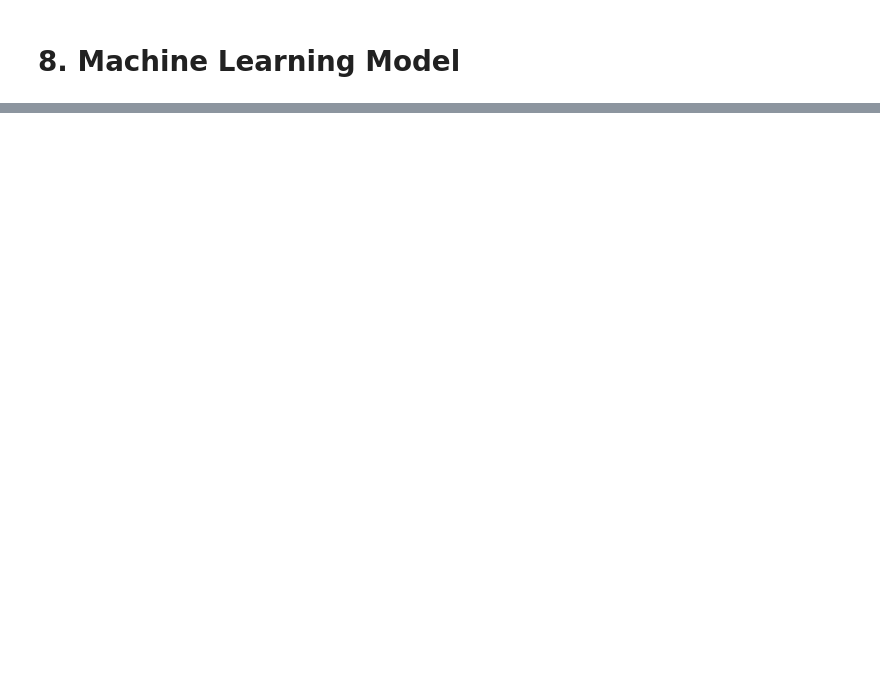
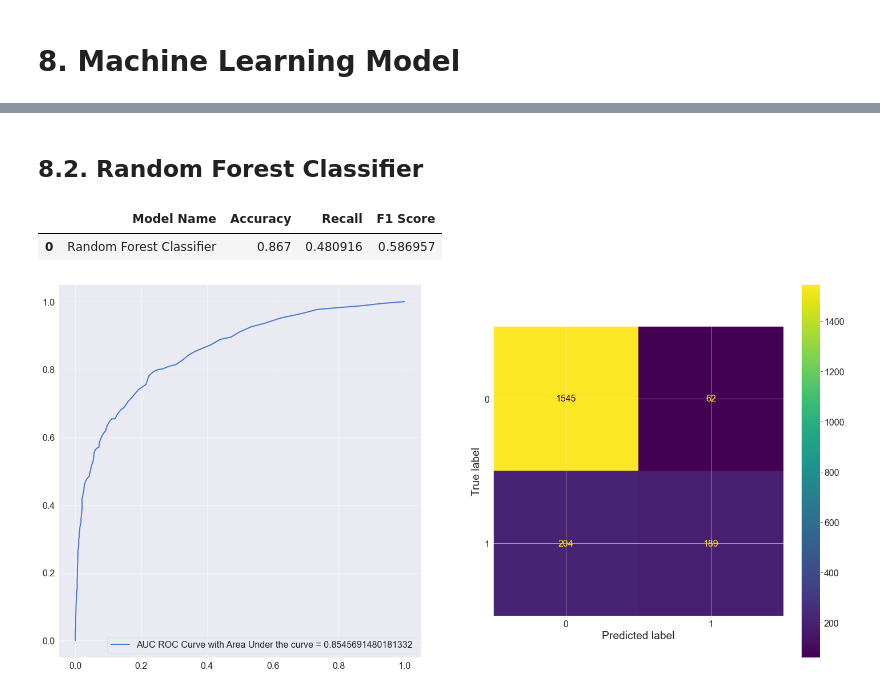
Before and after one commit to Gutscs/Client-Churn-Prediction, a Jupyter notebook: notebooks/churn_pred.ipynb, the cells around one changed output, grey strips where cells are left out. Cells and saved outputs as stored; diff of their text form; code cells hidden in the pictures; blank space fills up the shorter version.

```diff
--- a/notebooks/churn_pred.ipynb
+++ b/notebooks/churn_pred.ipynb
@@ -293,0 +436,19 @@ sns.barplot( x='IsActiveMember', y='% of churned customers', data=df_aux);
+# %% [markdown]
+## 8.2. Random Forest Classifier
+# %%
+# model
+rf_model = RandomForestClassifier().fit( x_train, y_train )
+
+# prediction
+y_pred_rf = rf_model.predict( x_test )
+
+# performance
+rf_result = ml_metrics( 'Random Forest Classifier', y_test, y_pred_rf )
+rf_result
+# %% [output]
+|  | Model Name | Accuracy | Recall | F1 Score |
+| 0 | Random Forest Classifier | 0.867 | 0.480916 | 0.586957 |
+# %%
+plot_metrics(rf_model, X_test, y_test)
+# %% [output]
+[figure, added]
```
Also changed, not shown: parts of 24 cells of this notebook.
